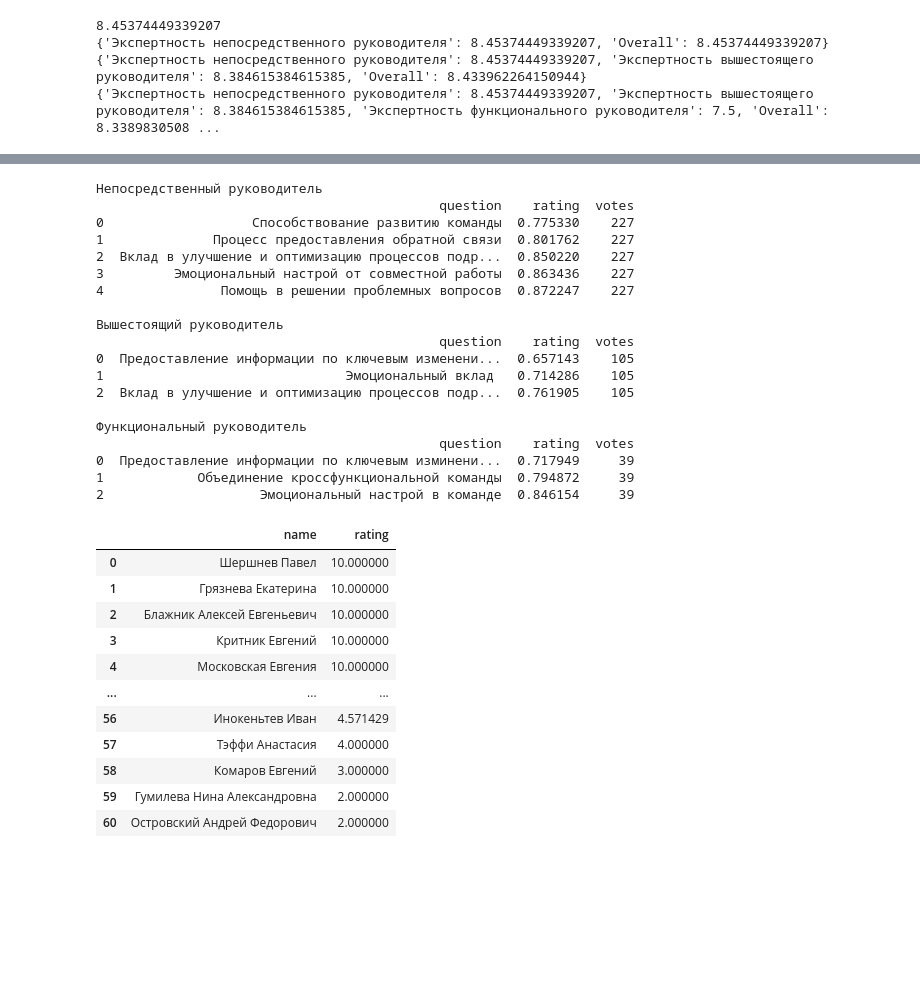
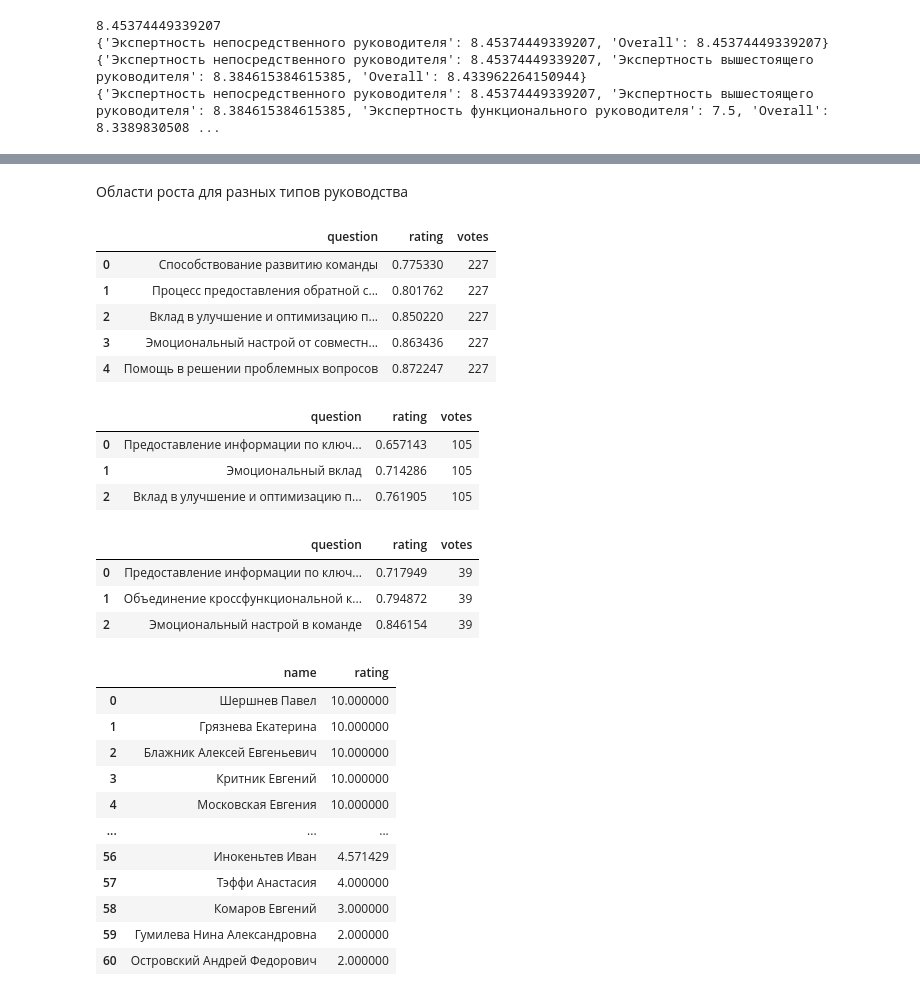
Before and after one commit to v-zaycev/AI-analysis-of-free-survey-responses, a Jupyter notebook: report.ipynb, the cells around one changed output, grey strips where cells are left out. Saved outputs shown, nothing was run; the diff lists cells and outputs as text; code cells hidden in the pictures; blank space fills up the shorter version.

```diff
--- a/report.ipynb
+++ b/report.ipynb
@@ -477,29 +95,29 @@ Slide 1
-# %%
-res = collector.get_areas_of_growth()
-for i, j  in res.items():
-    print(i)
-    print(j)
-    print()
-# %% [output]
-Непосредственный руководитель
-                                            question    rating  votes
-0                   Способствование развитию команды  0.775330    227
-1              Процесс предоставления обратной связи  0.801762    227
-2  Вклад в улучшение и оптимизацию процессов подр...  0.850220    227
-3         Эмоциональный настрой от совместной работы  0.863436    227
-4               Помощь в решении проблемных вопросов  0.872247    227
-
-Вышестоящий руководитель
-                                            question    rating  votes
-0  Предоставление информации по ключевым изменени...  0.657143    105
-1                               Эмоциональный вклад   0.714286    105
-2  Вклад в улучшение и оптимизацию процессов подр...  0.761905    105
-
-Функциональный руководитель
-                                            question    rating  votes
-0  Предоставление информации по ключевым изминени...  0.717949     39
-1            Объединение кроссфункциональной команды  0.794872     39
-2                    Эмоциональный настрой в команде  0.846154     39
+# %% [markdown]
+Области роста для разных типов руководства
+# %%
+res = collector.get_areas_of_growth()
+res["Непосредственный руководитель"]
+# %% [output]
+|  | question | rating | votes |
+| 0 | Способствование развитию команды | 0.775330 | 227 |
+| 1 | Процесс предоставления обратной с... | 0.801762 | 227 |
+| 2 | Вклад в улучшение и оптимизацию п... | 0.850220 | 227 |
+| 3 | Эмоциональный настрой от совместн... | 0.863436 | 227 |
+| 4 | Помощь в решении проблемных вопросов | 0.872247 | 227 |
+# %%
+res["Вышестоящий руководитель"]
+# %% [output]
+|  | question | rating | votes |
+| 0 | Предоставление информации по ключ... | 0.657143 | 105 |
+| 1 | Эмоциональный вклад | 0.714286 | 105 |
+| 2 | Вклад в улучшение и оптимизацию п... | 0.761905 | 105 |
+# %%
+res["Функциональный руководитель"]
+# %% [output]
+|  | question | rating | votes |
+| 0 | Предоставление информации по ключ... | 0.717949 | 39 |
+| 1 | Объединение кроссфункциональной к... | 0.794872 | 39 |
+| 2 | Эмоциональный настрой в команде | 0.846154 | 39 |
 # %%
 collector.get_top_one_level(threshold = 1, top = 100)
 # %% [output]
```
Also changed, not shown: parts of 28 cells of this notebook, 2 other files.
